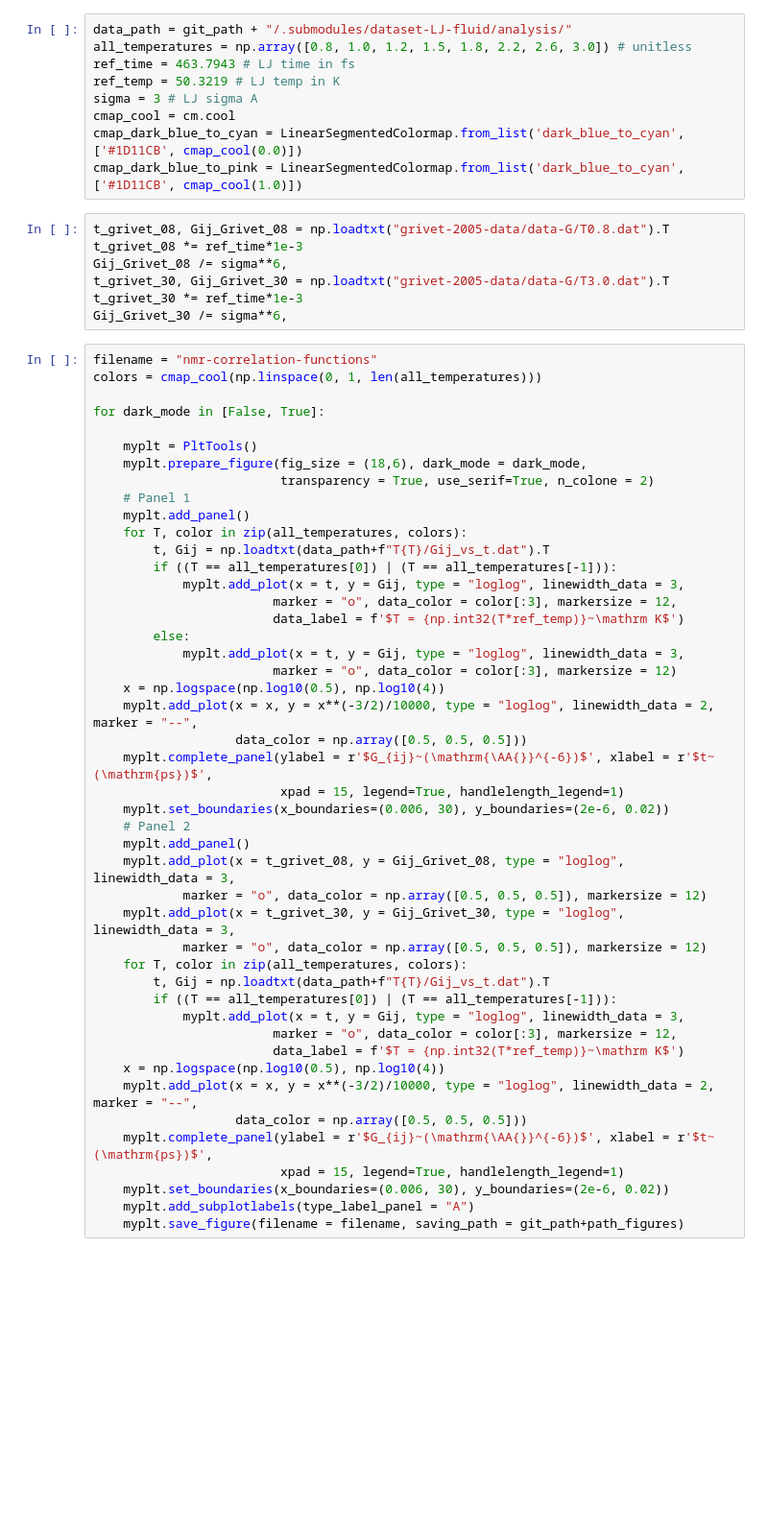
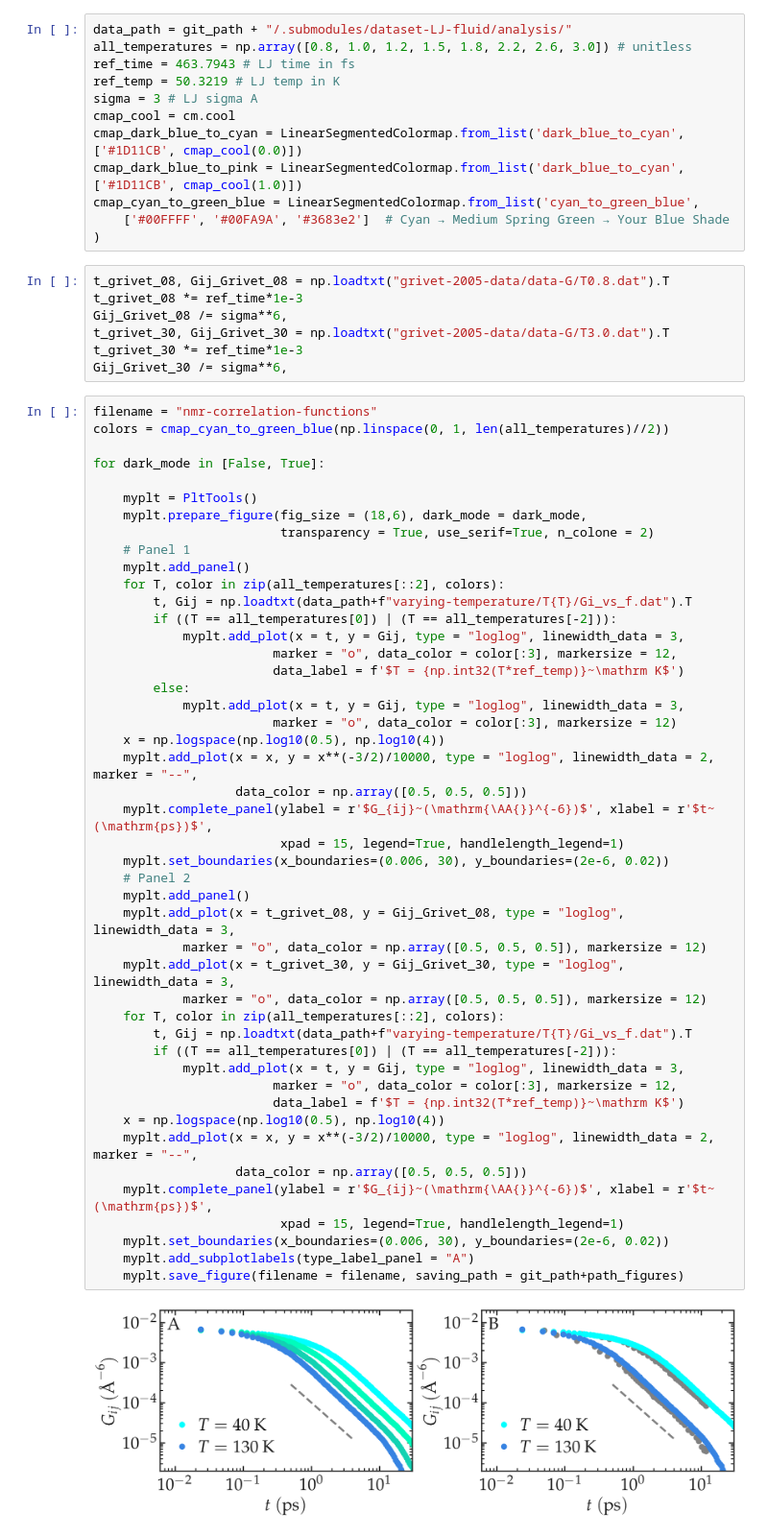
Before and after one commit to NMRDfromMD/nmrdfrommd.github.io, a Jupyter notebook: docs/source/illustrations/lennard-jones-fluids/nmr-correlation-functions.ipynb, the cells around one changed output. Shown at 96% size. Drawn from its saved outputs; the diff is of its cells as text; blank space fills up the shorter version.

```diff
--- a/docs/source/illustrations/lennard-jones-fluids/nmr-correlation-functions.ipynb
+++ b/docs/source/illustrations/lennard-jones-fluids/nmr-correlation-functions.ipynb
@@ -24,6 +24,9 @@ sigma = 3 # LJ sigma A
 cmap_cool = cm.cool
 cmap_dark_blue_to_cyan = LinearSegmentedColormap.from_list('dark_blue_to_cyan', ['#1D11CB', cmap_cool(0.0)])
 cmap_dark_blue_to_pink = LinearSegmentedColormap.from_list('dark_blue_to_cyan', ['#1D11CB', cmap_cool(1.0)])
+cmap_cyan_to_green_blue = LinearSegmentedColormap.from_list('cyan_to_green_blue',
+    ['#00FFFF', '#00FA9A', '#3683e2']  # Cyan → Medium Spring Green → Your Blue Shade
+)
 # %%
 t_grivet_08, Gij_Grivet_08 = np.loadtxt("grivet-2005-data/data-G/T0.8.dat").T
 t_grivet_08 *= ref_time*1e-3
@@ -33,7 +36,7 @@ t_grivet_30 *= ref_time*1e-3
 Gij_Grivet_30 /= sigma**6,
 # %%
 filename = "nmr-correlation-functions"
-colors = cmap_cool(np.linspace(0, 1, len(all_temperatures)))
+colors = cmap_cyan_to_green_blue(np.linspace(0, 1, len(all_temperatures)//2))
 
 for dark_mode in [False, True]:
 
@@ -42,38 +45,40 @@ for dark_mode in [False, True]:
                          transparency = True, use_serif=True, n_colone = 2)
     # Panel 1
     myplt.add_panel()
-    for T, color in zip(all_temperatures, colors):
-        t, Gij = np.loadtxt(data_path+f"T{T}/Gij_vs_t.dat").T
-        if ((T == all_temperatures[0]) | (T == all_temperatures[-1])):
+    for T, color in zip(all_temperatures[::2], colors):
+        t, Gij = np.loadtxt(data_path+f"varying-temperature/T{T}/Gi_vs_f.dat").T
+        if ((T == all_temperatures[0]) | (T == all_temperatures[-2])):
             myplt.add_plot(x = t, y = Gij, type = "loglog", linewidth_data = 3,
                         marker = "o", data_color = color[:3], markersize = 12,
                         data_label = f'$T = {np.int32(T*ref_temp)}~\mathrm K$')
         else:
             myplt.add_plot(x = t, y = Gij, type = "loglog", linewidth_data = 3,
                         marker = "o", data_color = color[:3], markersize = 12)
     x = np.logspace(np.log10(0.5), np.log10(4))
     myplt.add_plot(x = x, y = x**(-3/2)/10000, type = "loglog", linewidth_data = 2,  marker = "--",
                    data_color = np.array([0.5, 0.5, 0.5]))
     myplt.complete_panel(ylabel = r'$G_{ij}~(\mathrm{\AA{}}^{-6})$', xlabel = r'$t~(\mathrm{ps})$',
                          xpad = 15, legend=True, handlelength_legend=1)
     myplt.set_boundaries(x_boundaries=(0.006, 30), y_boundaries=(2e-6, 0.02))
     # Panel 2
     myplt.add_panel()
     myplt.add_plot(x = t_grivet_08, y = Gij_Grivet_08, type = "loglog", linewidth_data = 3,
             marker = "o", data_color = np.array([0.5, 0.5, 0.5]), markersize = 12)
     myplt.add_plot(x = t_grivet_30, y = Gij_Grivet_30, type = "loglog", linewidth_data = 3,
             marker = "o", data_color = np.array([0.5, 0.5, 0.5]), markersize = 12)
-    for T, color in zip(all_temperatures, colors):
-        t, Gij = np.loadtxt(data_path+f"T{T}/Gij_vs_t.dat").T
-        if ((T == all_temperatures[0]) | (T == all_temperatures[-1])):
+    for T, color in zip(all_temperatures[::2], colors):
+        t, Gij = np.loadtxt(data_path+f"varying-temperature/T{T}/Gi_vs_f.dat").T
+        if ((T == all_temperatures[0]) | (T == all_temperatures[-2])):
             myplt.add_plot(x = t, y = Gij, type = "loglog", linewidth_data = 3,
                         marker = "o", data_color = color[:3], markersize = 12,
                         data_label = f'$T = {np.int32(T*ref_temp)}~\mathrm K$')
     x = np.logspace(np.log10(0.5), np.log10(4))
     myplt.add_plot(x = x, y = x**(-3/2)/10000, type = "loglog", linewidth_data = 2,  marker = "--",
                    data_color = np.array([0.5, 0.5, 0.5]))
     myplt.complete_panel(ylabel = r'$G_{ij}~(\mathrm{\AA{}}^{-6})$', xlabel = r'$t~(\mathrm{ps})$',
                          xpad = 15, legend=True, handlelength_legend=1)
     myplt.set_boundaries(x_boundaries=(0.006, 30), y_boundaries=(2e-6, 0.02))
     myplt.add_subplotlabels(type_label_panel = "A")
     myplt.save_figure(filename = filename, saving_path = git_path+path_figures)
+# %% [output]
+[figure, added]
```
Also changed, not shown: parts of 1 cell of this notebook, 16 other files.
